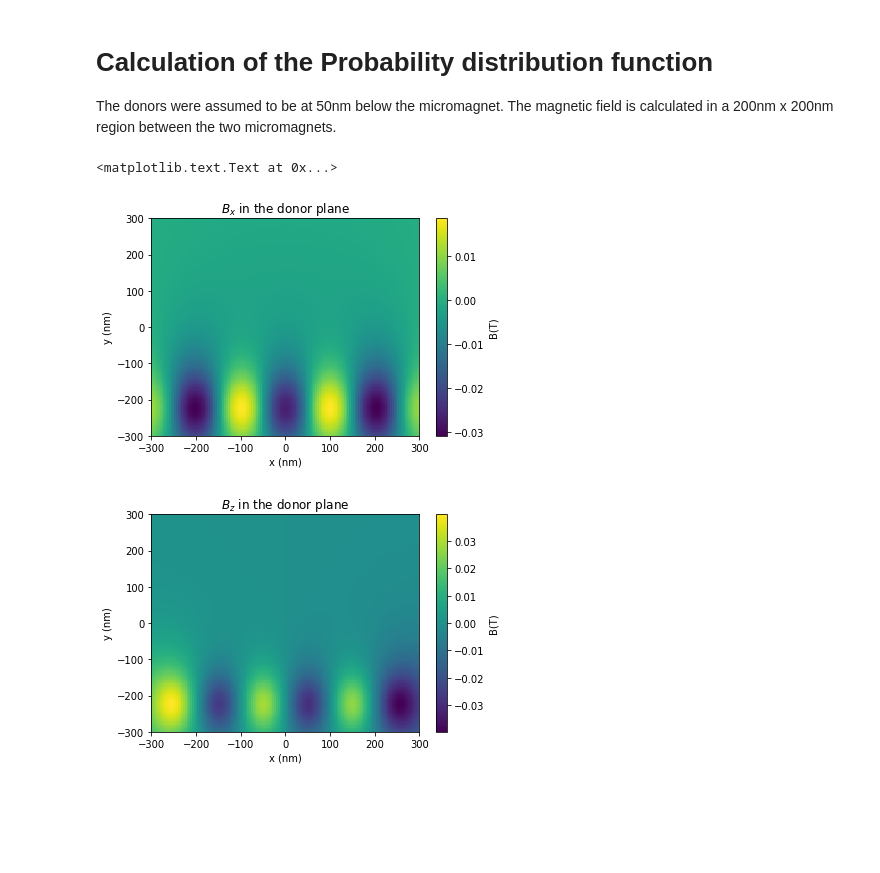
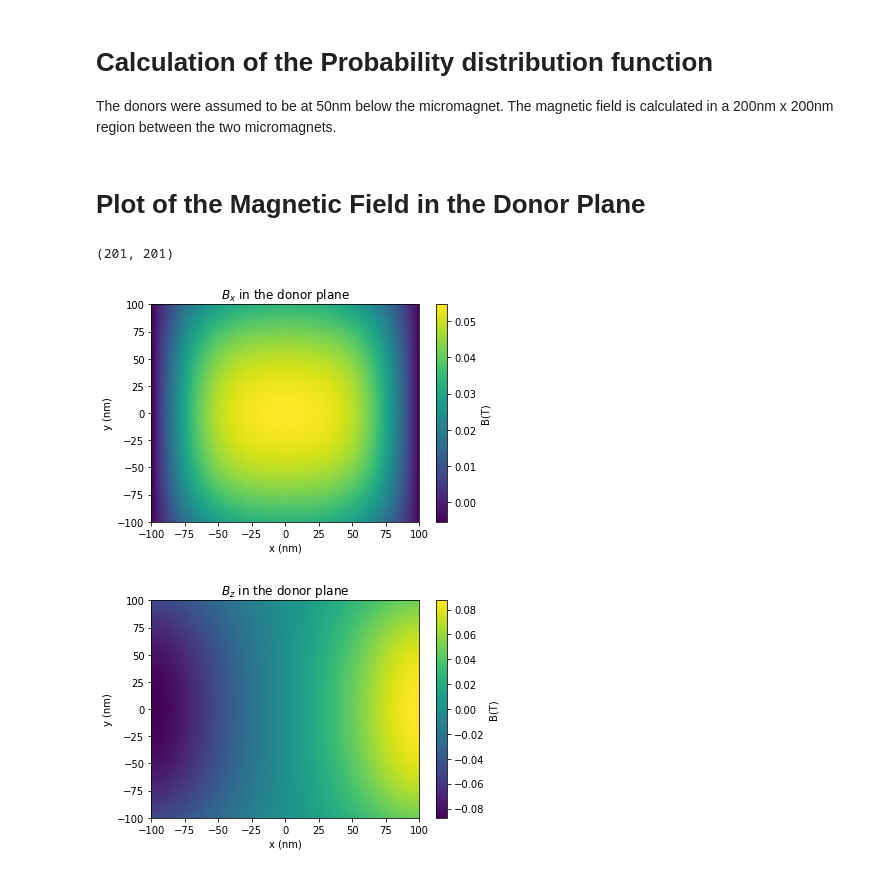
Before and after one commit to sandeshkalantre/donor-micromagnet-arch, a Jupyter notebook: code/micromagnet.ipynb, the cells around one changed output. Cells and saved outputs as stored; diff of their text form; code cells hidden in the pictures; blank space fills up the shorter version.

```diff
--- a/code/micromagnet.ipynb
+++ b/code/micromagnet.ipynb
@@ -2,36 +2,41 @@
 # Calculation of the Probability distribution function
 
 The donors were assumed to be at 50nm below the micromagnet. The magnetic field is calculated in a 200nm x 200nm region between the two micromagnets.
+# %% [markdown]
+# Plot of the Magnetic Field in the Donor Plane
 # %%
 import numpy as np
 import matplotlib.pyplot as plt
 %matplotlib inline
 
-dataset = 'slant.dat'
+dataset = 'two.dat'
 bxData = np.loadtxt("/Users/sandesh/repos/donor-micromagnet-arch/code/B field data/Bx_"+dataset)
 byData = np.loadtxt("/Users/sandesh/repos/donor-micromagnet-arch/code/B field data/By_"+dataset)
 bzData = np.loadtxt("/Users/sandesh/repos/donor-micromagnet-arch/code/B field data/Bz_"+dataset)
 
-x = np.linspace(-300,300,bxData.shape[1])
-y = np.linspace(-300,300,bxData.shape[0])
+print(bxData.shape)
+x = np.linspace(-100,100,bxData.shape[1])
+y = np.linspace(-100,100,bxData.shape[0])
 XX,YY = np.meshgrid(x,y)
 
 plt.figure(1)
 plt.pcolor(XX,YY,bxData)
 plt.xlabel("x (nm)")
 plt.ylabel("y (nm)")
 cbar = plt.colorbar()
 cbar.set_label("B(T)")
 plt.title(r"$B_x$ in the donor plane")
+plt.savefig("/Users/sandesh/Desktop/Bx.png",dpi=300)
 
 plt.figure(2)
 plt.pcolor(XX,YY,bzData)
 plt.xlabel("x (nm)")
 plt.ylabel("y (nm)")
 cbar = plt.colorbar()
 cbar.set_label("B(T)")
 plt.title(r"$B_z$ in the donor plane")
+plt.savefig("/Users/sandesh/Desktop/Bz.png",dpi=300)
 # %% [output]
-<matplotlib.text.Text at 0x...>
+(201, 201)
-[figure, old version]
+[figure, new version]
-[figure, old version]
+[figure, new version]
```
Also changed, not shown: parts of 13 cells of this notebook, 7 other files.
